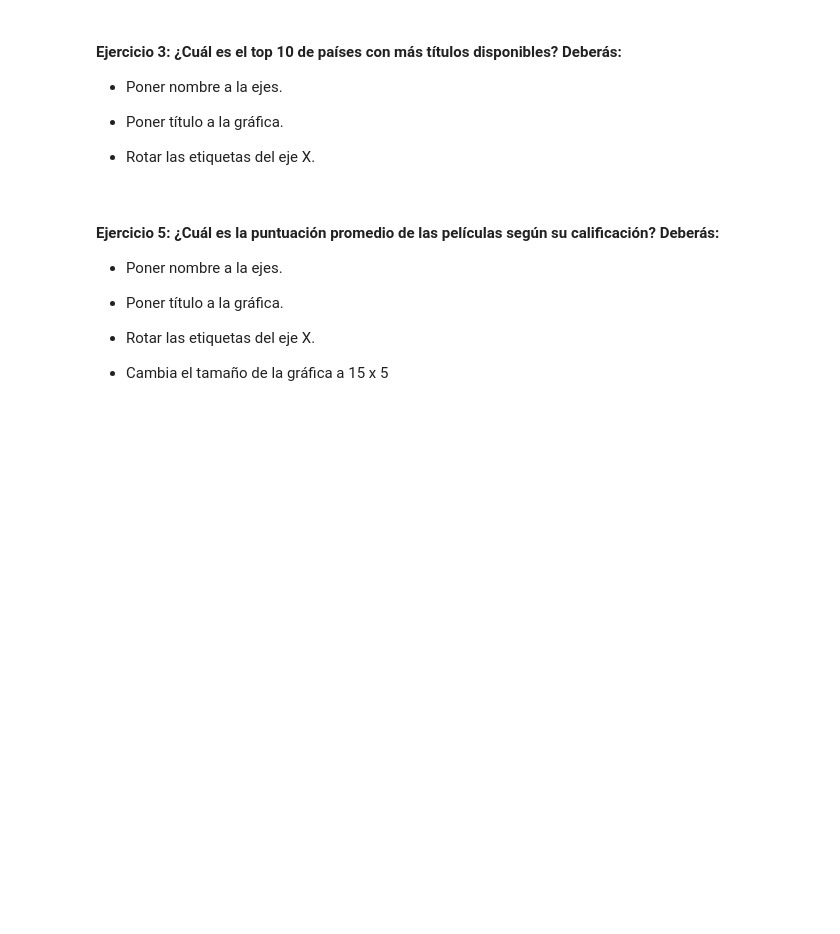
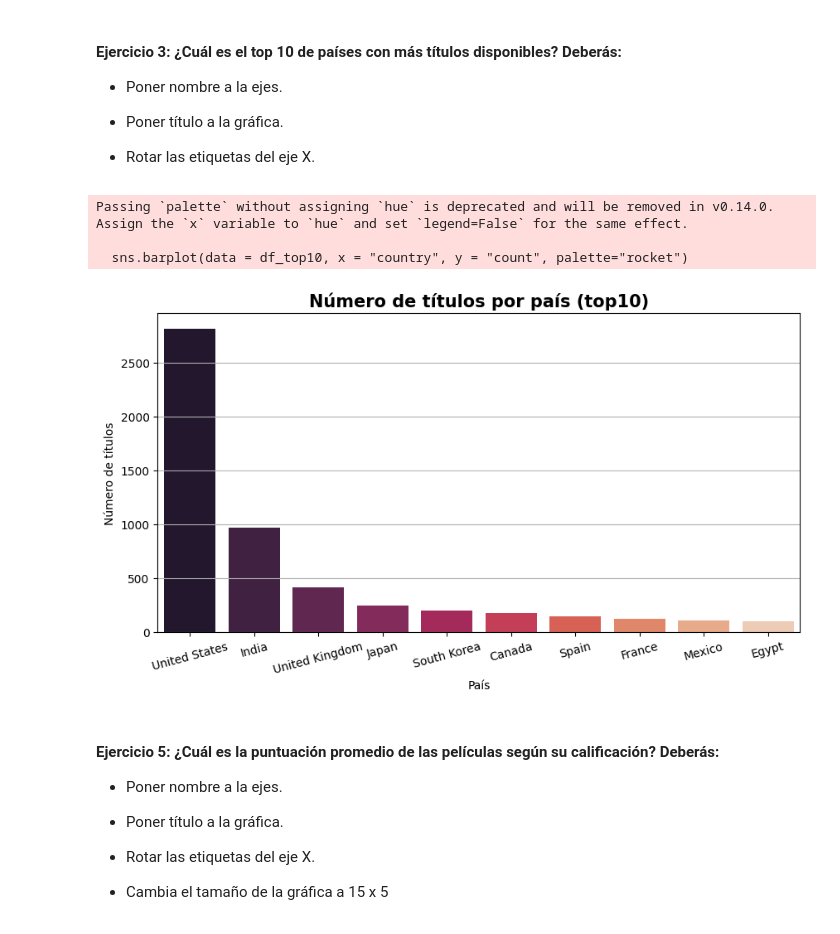
Before and after one commit to yanruwu/hackio-lab-vis, a Jupyter notebook: laboratorio-modulo2-leccion04-visualizacion.ipynb, the cells around one changed output. Cells and saved outputs as stored; diff of their text form; code cells hidden in the pictures; blank space fills up the shorter version.

```diff
--- a/laboratorio-modulo2-leccion04-visualizacion.ipynb
+++ b/laboratorio-modulo2-leccion04-visualizacion.ipynb
@@ -42,6 +77,21 @@ En este laboratorio usaremos el DataFrame de Netflix completo creado en los prim
 - Poner título a la gráfica.
 
 - Rotar las etiquetas del eje X.
+# %%
+df_top10 = pd.DataFrame(df["country"].value_counts()).head(10)
+plt.figure(figsize=(10,5))
+plt.grid(True)
+sns.barplot(data = df_top10, x = "country", y = "count", palette="rocket")
+plt.xlabel("País")
+plt.ylabel("Número de títulos")
+plt.xticks(rotation = 15)
+plt.title("Número de títulos por país (top10)", fontsize = 15, fontweight = "bold")
+plt.show()
+# %% [output]
+Passing `palette` without assigning `hue` is deprecated and will be removed in v0.14.0. Assign the `x` variable to `hue` and set `legend=False` for the same effect.
+
+  sns.barplot(data = df_top10, x = "country", y = "count", palette="rocket")
+[figure, added]
 # %% [markdown]
 #### Ejercicio 5: ¿Cuál es la puntuación promedio de las películas según su calificación? Deberás:
 
```
Also changed, not shown: parts of 28 cells of this notebook, 1 other file.
